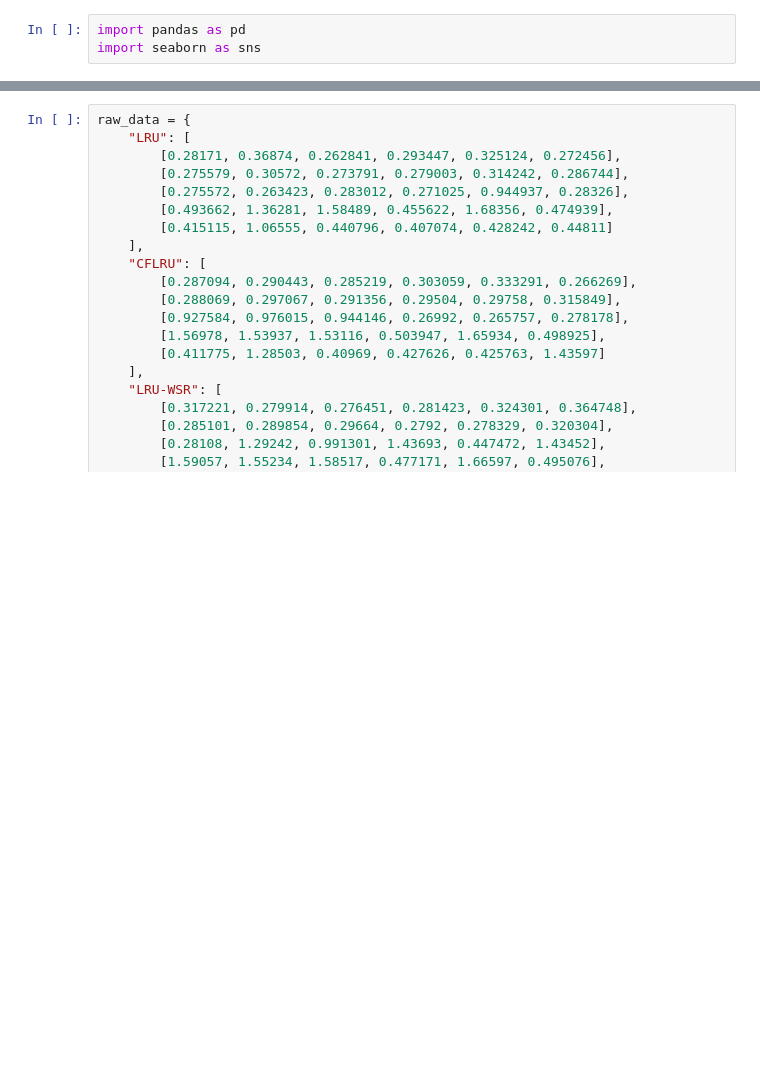
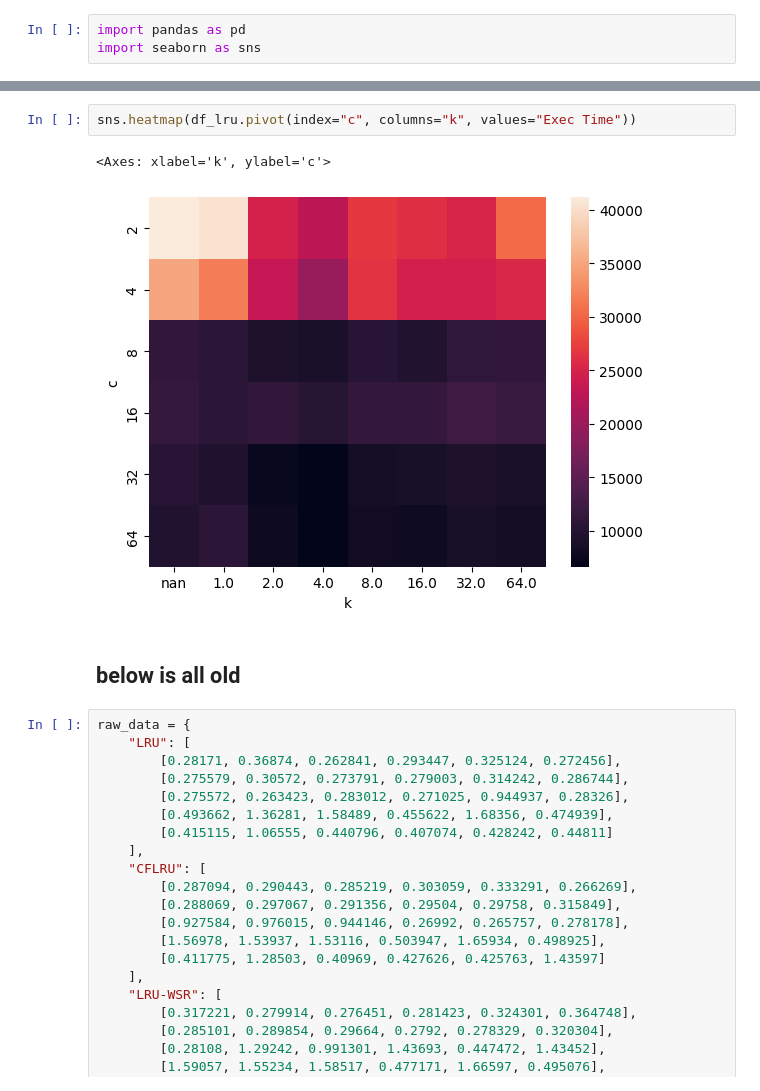
Before and after one commit to uenot/cs561-fproj-data, a Jupyter notebook: analysis.ipynb, the cells around one changed output, grey strips where cells are left out. Cells and saved outputs as stored; diff of their text form; blank space fills up the shorter version.

```diff
--- a/analysis.ipynb
+++ b/analysis.ipynb
@@ -4,3 +223,10 @@ import seaborn as sns
+# %%
+sns.heatmap(df_lru.pivot(index="c", columns="k", values="Exec Time"))
+# %% [output]
+<Axes: xlabel='k', ylabel='c'>
+[figure, added]
+# %% [markdown]
+## below is all old
 # %%
 raw_data = {
     "LRU": [
```
Also changed, not shown: parts of 6 cells of this notebook.
